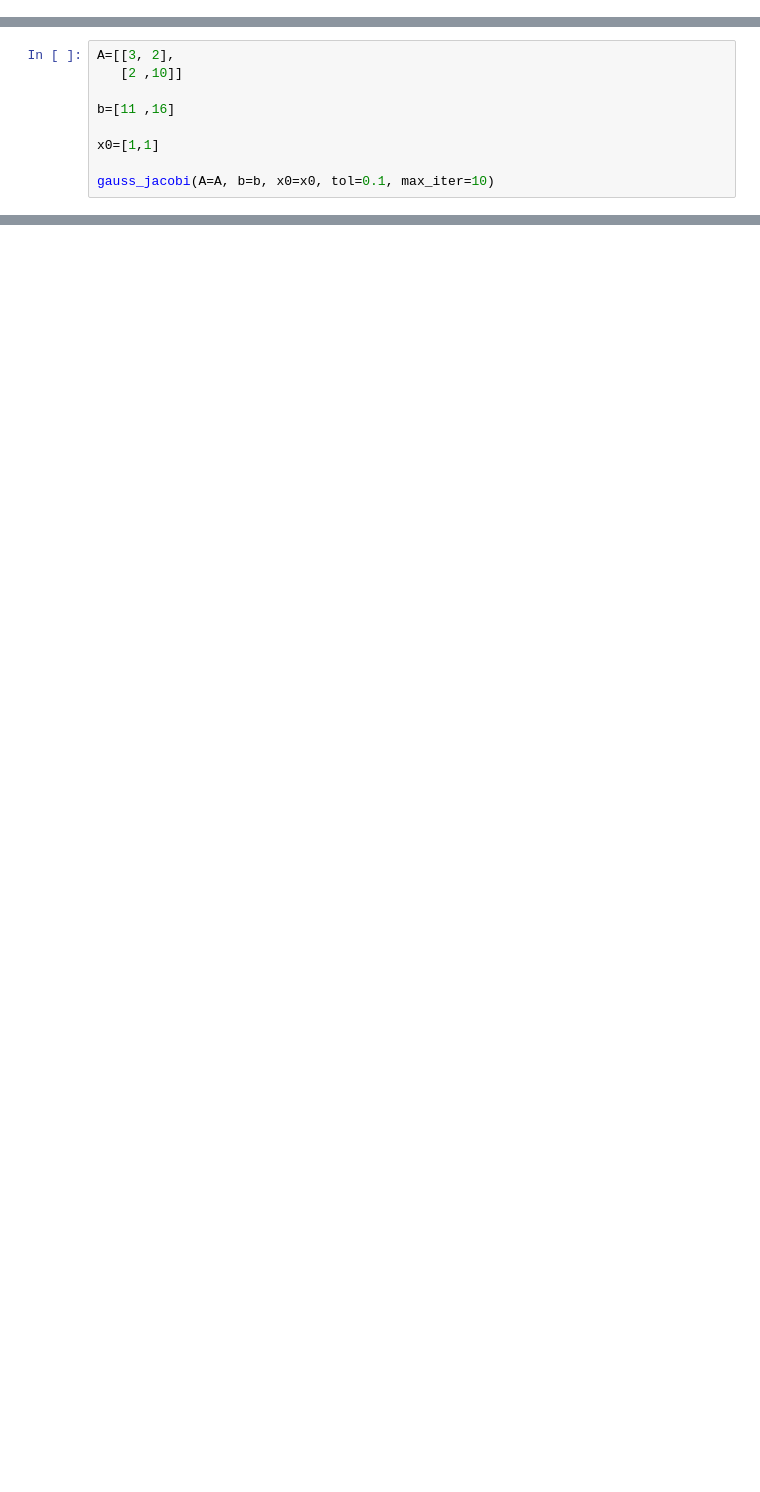
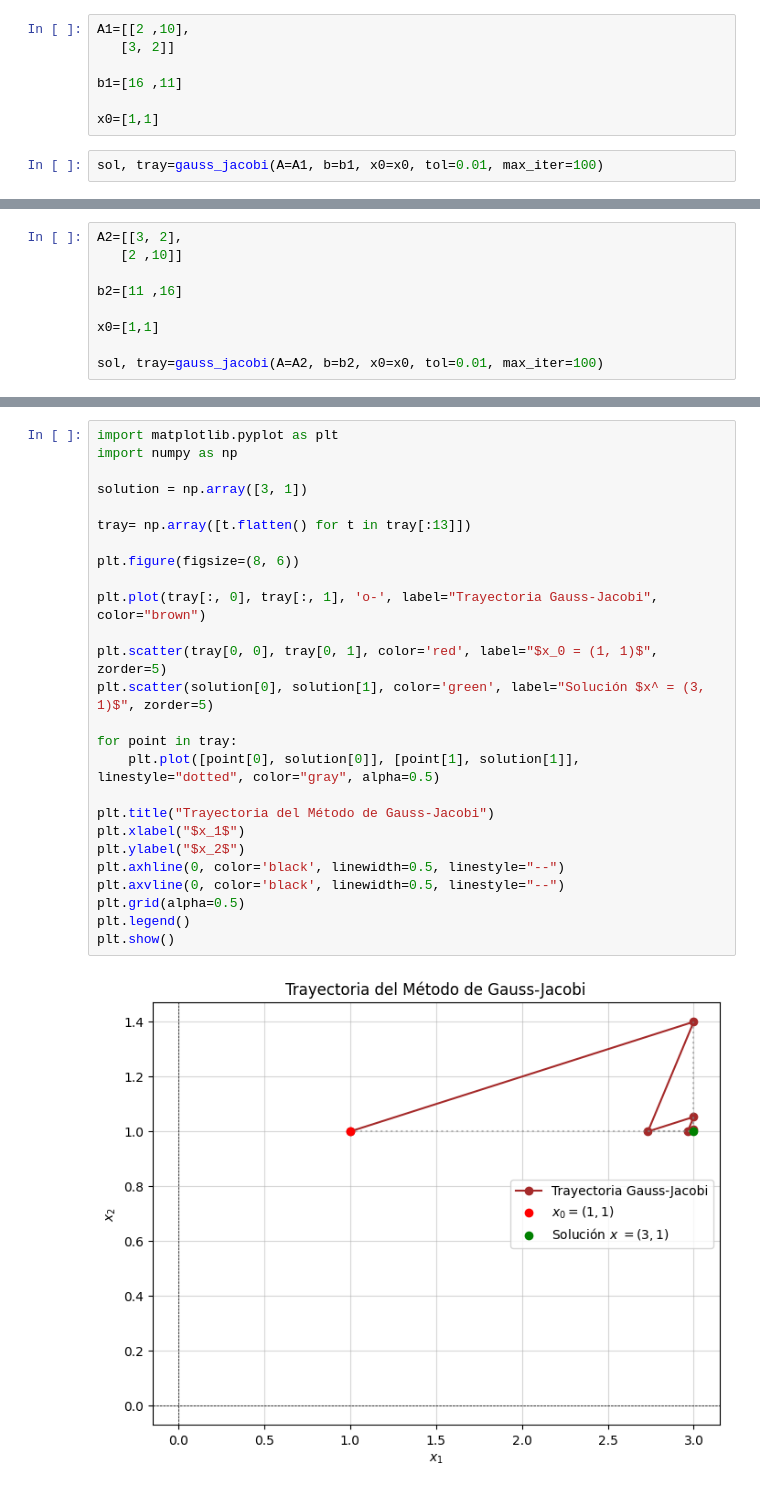
Before and after one commit to Erickezro/metodos-fuente, a Jupyter notebook: Taller 25-01-25.ipynb, the cells around one changed output, grey strips where cells are left out. Saved outputs shown, nothing was run; the diff lists cells and outputs as text; blank space fills up the shorter version.

```diff
--- a/Taller 25-01-25.ipynb
+++ b/Taller 25-01-25.ipynb
@@ -8,0 +9,9 @@ from src import gauss_jacobi, gauss_seidel
+# %%
+A1=[[2 ,10],
+   [3, 2]]
+
+b1=[16 ,11]
+
+x0=[1,1]
+# %%
+sol, tray=gauss_jacobi(A=A1, b=b1, x0=x0, tol=0.01, max_iter=100)
@@ -9,10 +64,10 @@ from src import gauss_jacobi, gauss_seidel
 # %%
-A=[[3, 2],
+A2=[[3, 2],
    [2 ,10]]
 
-b=[11 ,16]
+b2=[11 ,16]
 
 x0=[1,1]
 
-gauss_jacobi(A=A, b=b, x0=x0, tol=0.1, max_iter=10)
+sol, tray=gauss_jacobi(A=A2, b=b2, x0=x0, tol=0.01, max_iter=100)
 # %% [output]
@@ -32,0 +80,28 @@ gauss_jacobi(A=A, b=b, x0=x0, tol=0.1, max_iter=10)
+# %%
+import matplotlib.pyplot as plt
+import numpy as np
+
+solution = np.array([3, 1])
+
+tray= np.array([t.flatten() for t in tray[:13]])
+
+plt.figure(figsize=(8, 6))
+
+plt.plot(tray[:, 0], tray[:, 1], 'o-', label="Trayectoria Gauss-Jacobi", color="brown")
+
+plt.scatter(tray[0, 0], tray[0, 1], color='red', label="$x_0 = (1, 1)$", zorder=5)
+plt.scatter(solution[0], solution[1], color='green', label="Solución $x^ = (3, 1)$", zorder=5)
+
+for point in tray:
+    plt.plot([point[0], solution[0]], [point[1], solution[1]], linestyle="dotted", color="gray", alpha=0.5)
+
+plt.title("Trayectoria del Método de Gauss-Jacobi")
+plt.xlabel("$x_1$")
+plt.ylabel("$x_2$")
+plt.axhline(0, color='black', linewidth=0.5, linestyle="--")
+plt.axvline(0, color='black', linewidth=0.5, linestyle="--")
+plt.grid(alpha=0.5)
+plt.legend()
+plt.show()
+# %% [output]
+[figure, added]
```
Also changed, not shown: parts of 11 cells of this notebook.
